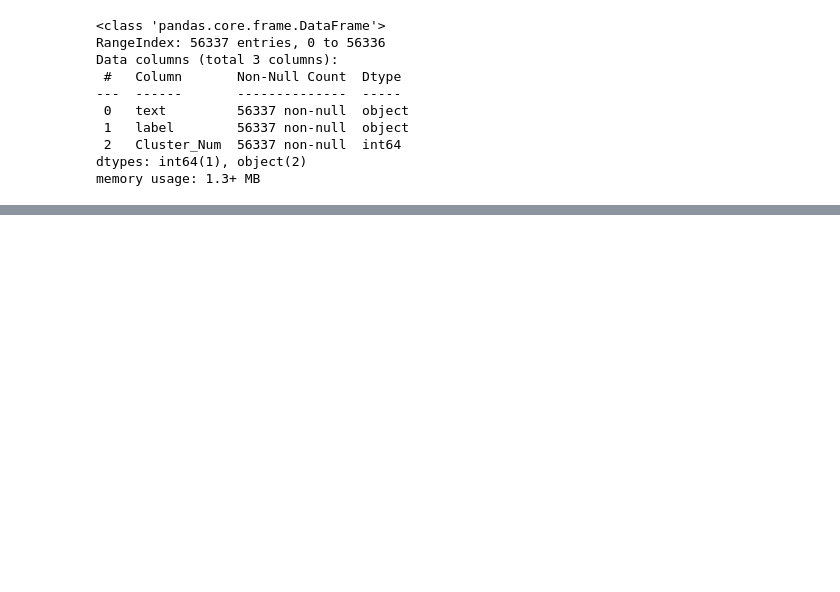
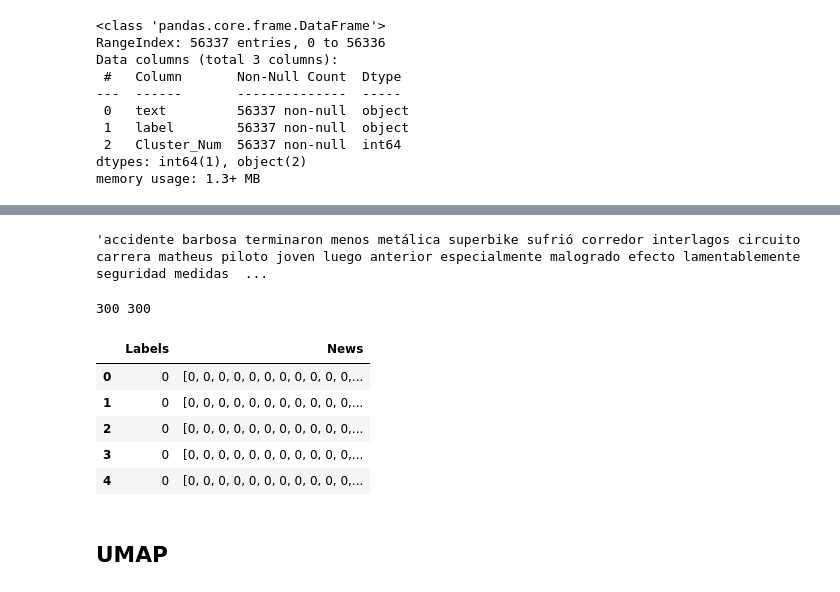
Before and after one commit to xalo1987/Proyecto_DataAnalysis, a Jupyter notebook: Text_clasiffy_ChileNews_dataAnalysis.ipynb, the cells around one changed output, grey strips where cells are left out. Saved outputs shown, nothing was run; the diff lists cells and outputs as text; code cells hidden in the pictures; blank space fills up the shorter version.

```diff
--- a/Text_clasiffy_ChileNews_dataAnalysis.ipynb
+++ b/Text_clasiffy_ChileNews_dataAnalysis.ipynb
@@ -676,0 +642,11 @@ data_pad_list = [ pad_sequences(dat, maxlen=5333) for dat in list_seq  ]
+# %%
+text__3 = data_df['text_analisis'].values
+labels__3 = data_df['Cluster_Num'].values
+# %%
+text__3[0]
+# %% [output]
+'accidente barbosa terminaron menos metálica superbike sufrió corredor interlagos circuito carrera matheus piloto joven luego anterior especialmente malogrado efecto lamentablemente seguridad medidas  ...
+# %%
+tokenizer = Tokenizer()
+tokenizer.fit_on_texts(text__3)
+sequences = tokenizer.texts_to_sequences(text__3)
@@ -676,0 +655,15 @@ data_pad_list = [ pad_sequences(dat, maxlen=5333) for dat in list_seq  ]
+# %%
+print(  len(labels__3), len(data_pad))
+data_list = [ list(dat) for dat in data_pad ]
+data_ = {'Labels': labels__3,
+        'News': data_list}
+df_news_pad2 = pd.DataFrame(data_)
+df_news_pad2.head()
+# %% [output]
+300 300
+|  | Labels | News |
+| 0 | 0 | [0, 0, 0, 0, 0, 0, 0, 0, 0, 0, 0,... |
+| 1 | 0 | [0, 0, 0, 0, 0, 0, 0, 0, 0, 0, 0,... |
+| 2 | 0 | [0, 0, 0, 0, 0, 0, 0, 0, 0, 0, 0,... |
+| 3 | 0 | [0, 0, 0, 0, 0, 0, 0, 0, 0, 0, 0,... |
+| 4 | 0 | [0, 0, 0, 0, 0, 0, 0, 0, 0, 0, 0,... |
@@ -677,2 +678,4 @@ data_pad_list = [ pad_sequences(dat, maxlen=5333) for dat in list_seq  ]
+# %% [markdown]
+## UMAP
 # %%
 %%time
```
Also changed, not shown: parts of 29 cells of this notebook.
